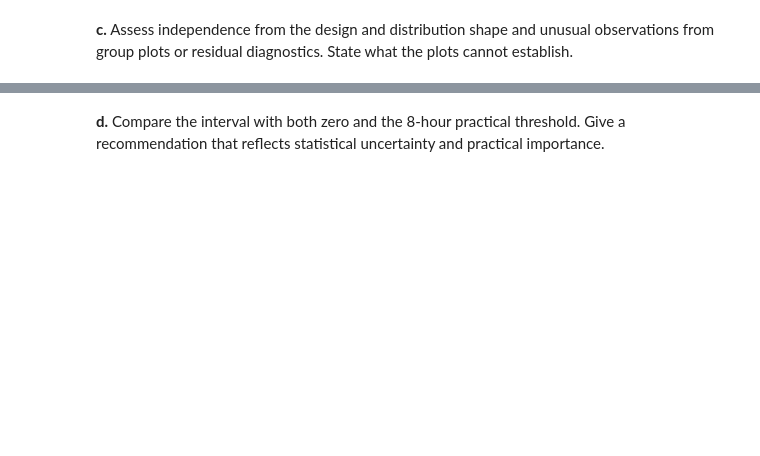
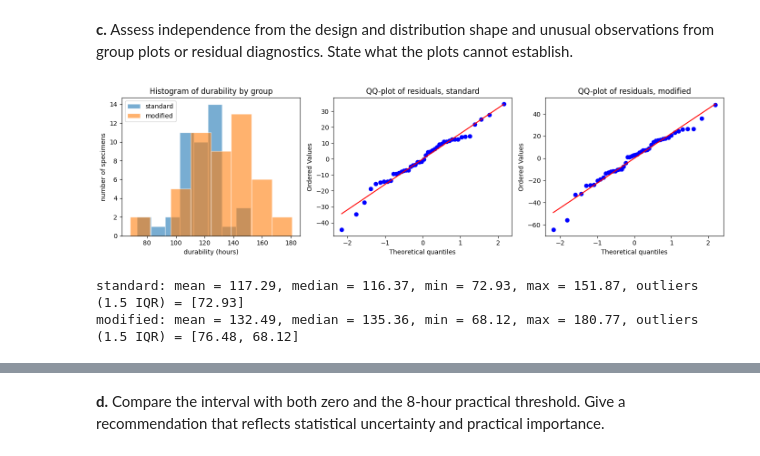
Before and after one commit to sebinko/STA1_26, a Jupyter notebook: Assignment4/assignment_4.ipynb, the cells around one changed output, grey strips where cells are left out. Saved outputs shown, nothing was run; the diff lists cells and outputs as text; code cells hidden in the pictures; blank space fills up the shorter version.

```diff
--- a/Assignment4/assignment_4.ipynb
+++ b/Assignment4/assignment_4.ipynb
@@ -117,5 +189,34 @@ Complete the following tasks:
 # %% [markdown]
 **c.** Assess independence from the design and distribution shape and unusual observations from group plots or residual diagnostics. State what the plots cannot establish.
 # %%
-# TODO
+coating["resid"] = coating[y_col] - coating.groupby(group_col)[y_col].transform("mean")
+
+fig, axes = plt.subplots(1, 3, figsize=(14, 4))
+
+axes[0].hist(standard, bins=8, alpha=0.6, edgecolor="white", label="standard")
+axes[0].hist(modified, bins=8, alpha=0.6, edgecolor="white", label="modified")
+axes[0].set_title("Histogram of durability by group")
+axes[0].set_xlabel("durability (hours)")
+axes[0].set_ylabel("number of specimens")
+axes[0].legend()
+
+stats.probplot(standard - standard.mean(), plot=axes[1])
+axes[1].set_title("QQ-plot of residuals, standard")
+
+stats.probplot(modified - modified.mean(), plot=axes[2])
+axes[2].set_title("QQ-plot of residuals, modified")
+
+plt.tight_layout()
+plt.show()
+
+for name, x in [("standard", standard), ("modified", modified)]:
+    q1, q3 = x.quantile([0.25, 0.75])
+    iqr = q3 - q1
+    out = x[(x < q1 - 1.5 * iqr) | (x > q3 + 1.5 * iqr)]
+    print(f"{name}: mean = {x.mean():.2f}, median = {x.median():.2f}, min = {x.min():.2f}, "
+          f"max = {x.max():.2f}, outliers (1.5 IQR) = {out.round(2).tolist()}")
+# %% [output]
+[figure, added]
+standard: mean = 117.29, median = 116.37, min = 72.93, max = 151.87, outliers (1.5 IQR) = [72.93]
+modified: mean = 132.49, median = 135.36, min = 68.12, max = 180.77, outliers (1.5 IQR) = [76.48, 68.12]
 # %% [markdown]
```
Also changed, not shown: parts of 7 cells of this notebook.
